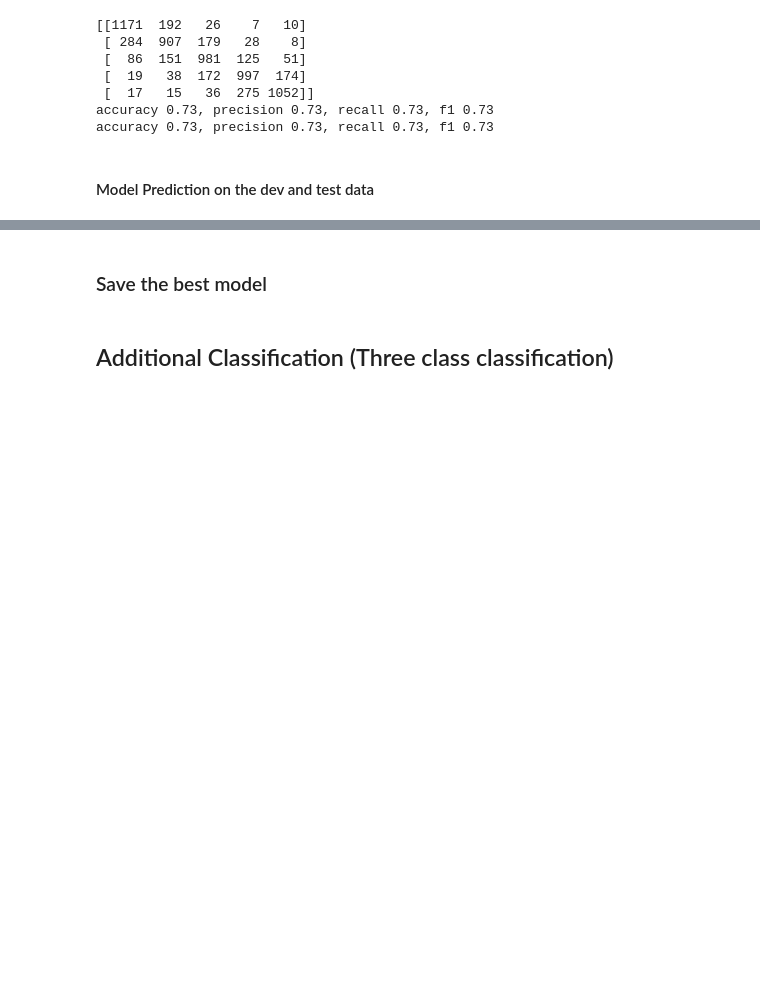
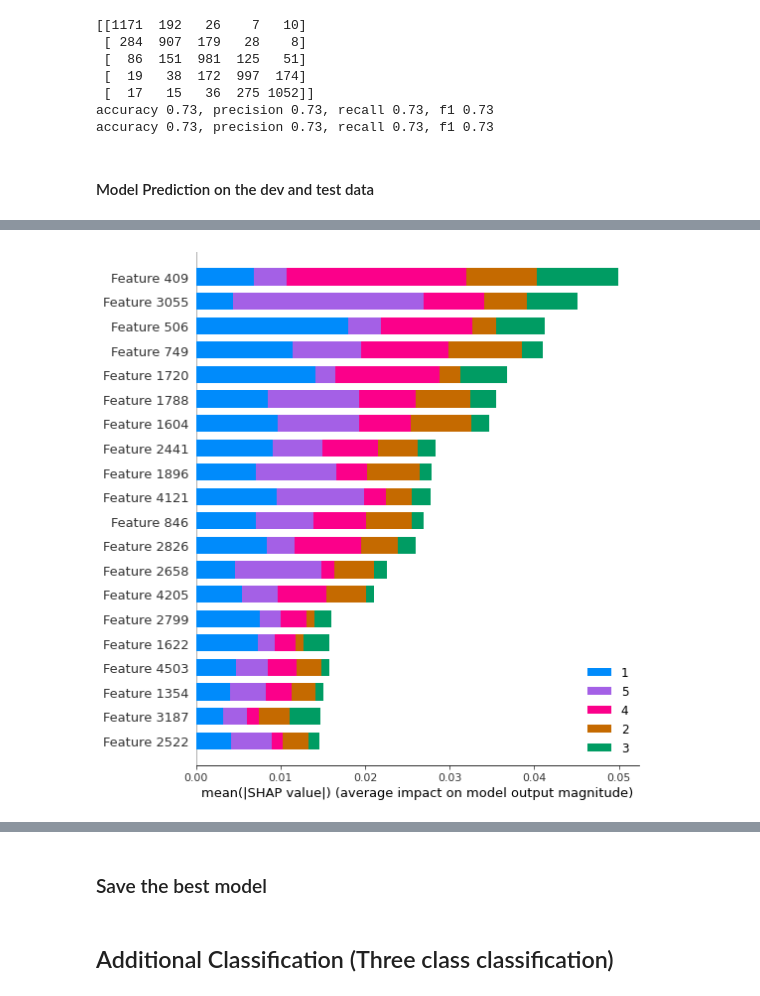
Before and after one commit to Maj27/HotelReview, a Jupyter notebook: Hotel Review Sentiment Classification.ipynb, the cells around one changed output, grey strips where cells are left out. Saved outputs shown, nothing was run; the diff lists cells and outputs as text; code cells hidden in the pictures; blank space fills up the shorter version.

```diff
--- a/Hotel Review Sentiment Classification.ipynb
+++ b/Hotel Review Sentiment Classification.ipynb
@@ -547,5 +549,7 @@ plt.savefig(file_name,dpi=300,bbox_inches='tight')
 # %%
-shap.summary_plot(shap_values, X,plot_type="bar", show=False, class_names=model.classes_)
+shap.summary_plot(shap_values, X,plot_type="bar", show=False, class_names=rf_grid_search.best_estimator_.classes_)
+# %% [output]
+[figure, added]
 # %%
 file_name = 'C:/Side Projects/Chata ai/data/Shap_feature.png'
 plt.savefig(file_name,dpi=300,bbox_inches='tight')
```
Also changed, not shown: parts of 6 cells of this notebook.
